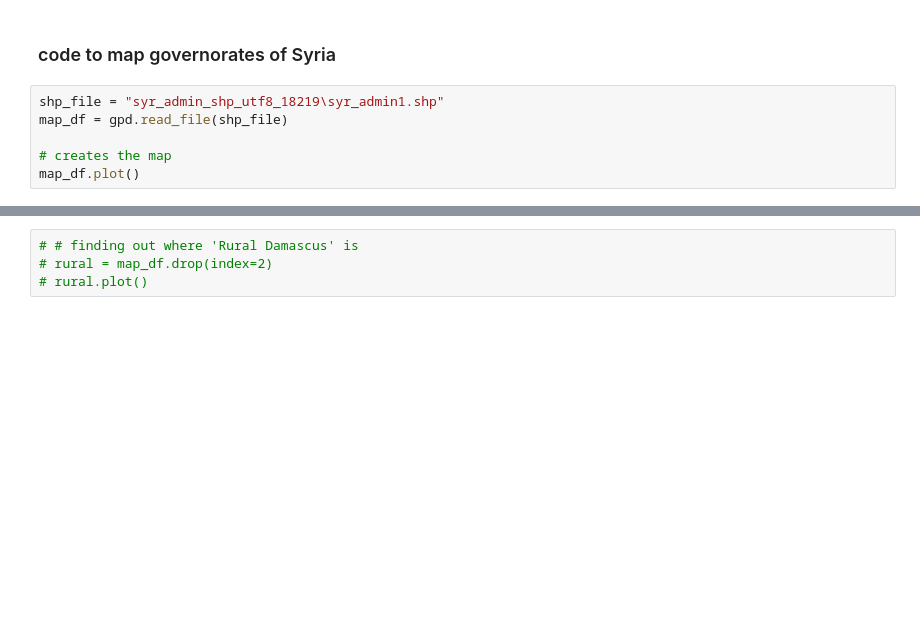
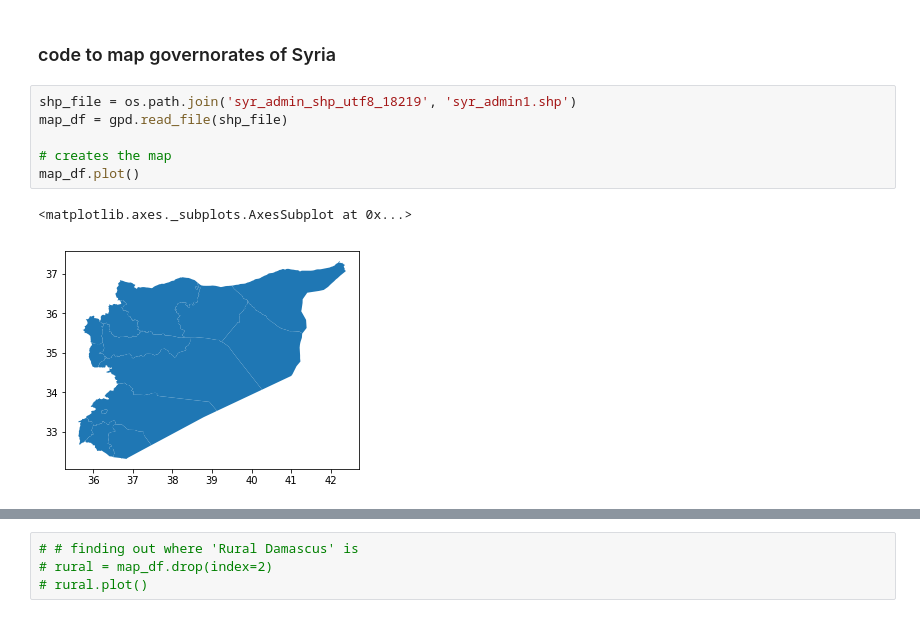
Before and after one commit to romansul/syrian-civil-war, a Jupyter notebook: Choropleth Map.ipynb, the cells around one changed output, grey strips where cells are left out. Saved outputs shown, nothing was run; the diff lists cells and outputs as text; blank space fills up the shorter version.

Commit message:
Adding cross compatible path join

```diff
--- a/Choropleth Map.ipynb
+++ b/Choropleth Map.ipynb
@@ -68,11 +69,14 @@ map_df.plot()
 # %% [markdown]
 ### code to map governorates of Syria
 # %%
-shp_file = "syr_admin_shp_utf8_18219\syr_admin1.shp"
+shp_file = os.path.join('syr_admin_shp_utf8_18219', 'syr_admin1.shp')
 map_df = gpd.read_file(shp_file)
 
 # creates the map
 map_df.plot()
+# %% [output]
+<matplotlib.axes._subplots.AxesSubplot at 0x...>
+[figure, added]
 # %%
 # prints the map out as a dataframe
 map_df.head()
```
Also changed, not shown: parts of 6 cells of this notebook.
